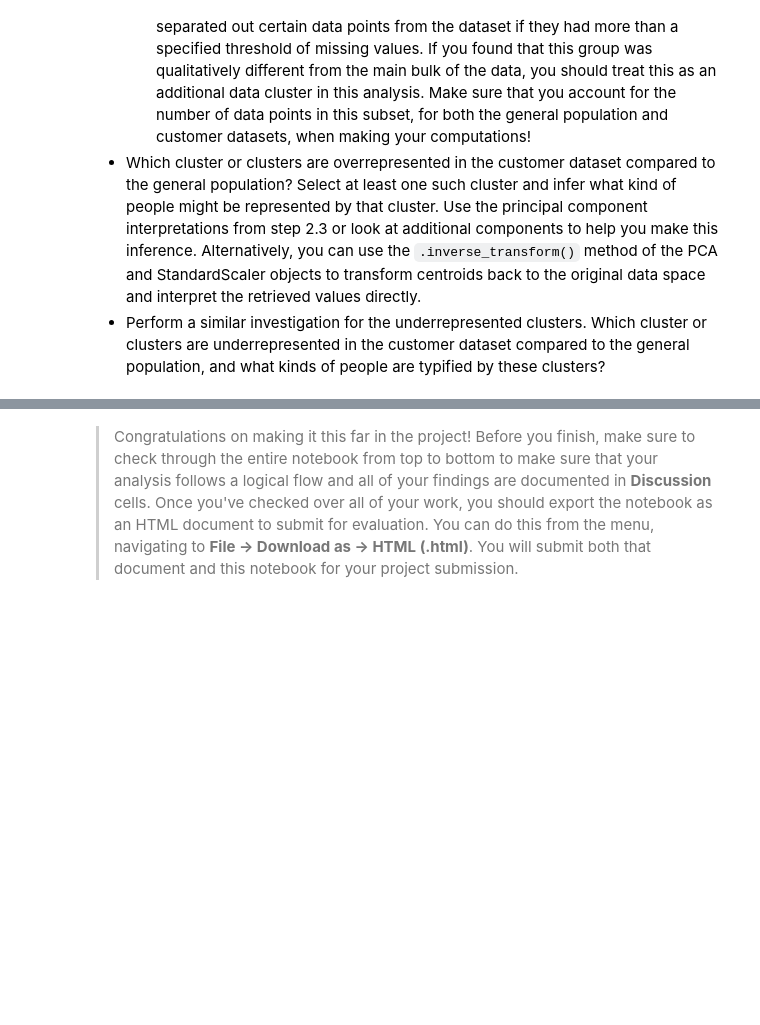
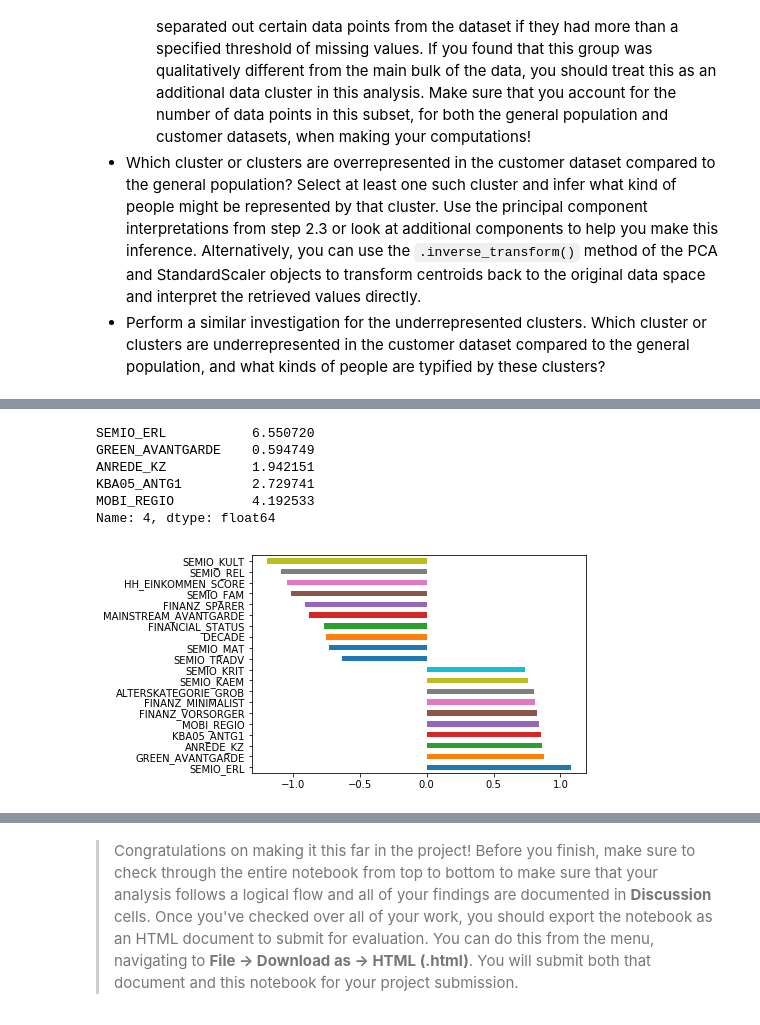
Before and after one commit to glshankar/DSND-Cust-Seg-Identification, a Jupyter notebook: Identify_Customer_Segments.ipynb, the cells around one changed output, grey strips where cells are left out. Saved outputs shown, nothing was run; the diff lists cells and outputs as text; code cells hidden in the pictures; blank space fills up the shorter version.

```diff
--- a/Identify_Customer_Segments.ipynb
+++ b/Identify_Customer_Segments.ipynb
@@ -906 +969,12 @@ plt.show()
+# %%
+#over represetend cluster 4
+plot_scaled_comparison(azdias_ready_for_PCA, kmeans, 4)
+# %% [output]
+SEMIO_ERL           6.550720
+GREEN_AVANTGARDE    0.594749
+ANREDE_KZ           1.942151
+KBA05_ANTG1         2.729741
+MOBI_REGIO          4.192533
+Name: 4, dtype: float64
+[figure, added]
 # %%
```
Also changed, not shown: parts of 15 cells of this notebook.
